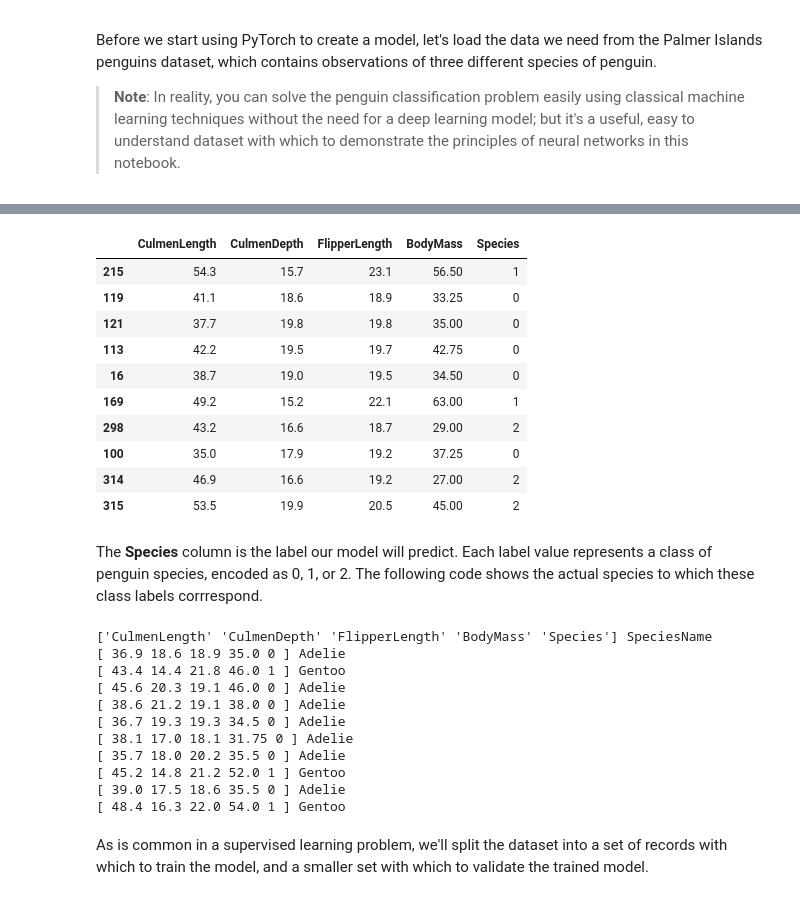
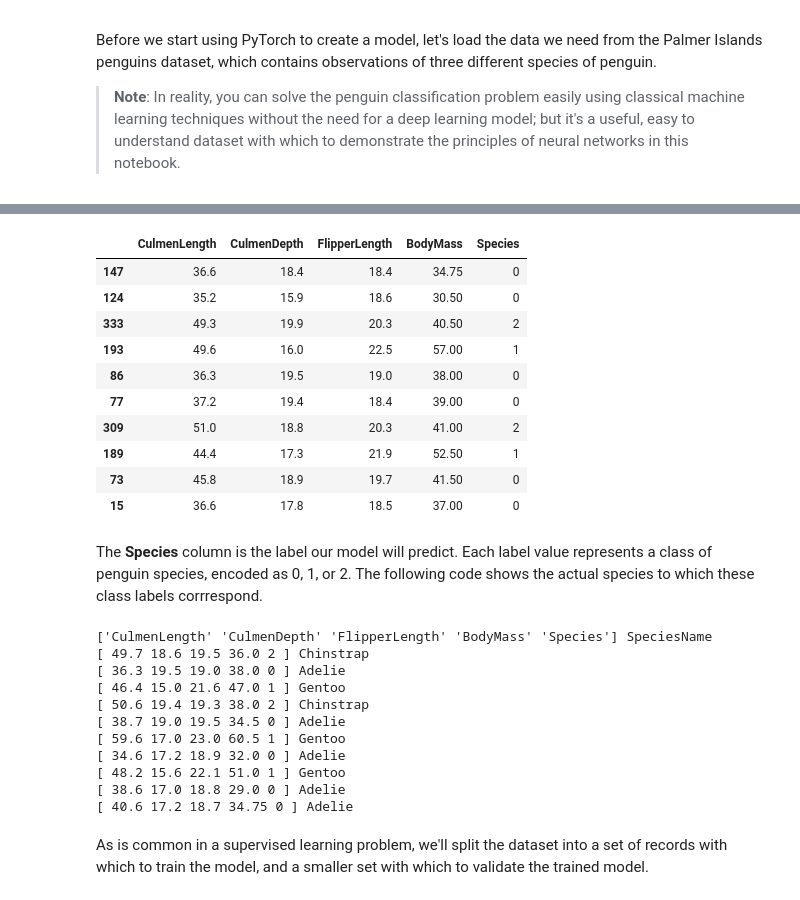
Before and after one commit to iliyaML/ms-machine-learning, a Jupyter notebook: deep-learning/05a_Deep_Neural_Networks_(PyTorch).ipynb, the cells around one changed output, grey strips where cells are left out. Saved outputs shown, nothing was run; the diff lists cells and outputs as text; code cells hidden in the pictures.

```diff
--- a/deep-learning/05a_Deep_Neural_Networks_(PyTorch).ipynb
+++ b/deep-learning/05a_Deep_Neural_Networks_(PyTorch).ipynb
@@ -45,55 +45,55 @@ import torch.utils.data as td
 # %%
 # Constants
 RANDOM_STATE = 42
 
 # load the training dataset (excluding rows with null values)
 penguins_df = pd.read_csv('data/penguins.csv').dropna()
 
 # Deep Learning models work best when features are on similar scales
 # In a real solution, we'd implement some custom normalization for each feature, but to keep things simple
 # we'll just rescale the FlipperLength and BodyMass so they're on a similar scale to the bill measurements
 penguins_df['FlipperLength'] = penguins_df['FlipperLength']/10
 penguins_df['BodyMass'] = penguins_df['BodyMass']/100
 
 # The dataset is too small to be useful for deep learning
 # So we'll oversample it to increase its size
-for i in range(1,3):
-    penguins_df = penguins_df.append(penguins)
+for i in range(1, 3):
+    penguins_df = penguins_df.append(penguins_df)
 
 # Display a random sample of 10 observations
 sample_df = penguins_df.sample(10)
 sample_df
 # %% [output]
 |  | CulmenLength | CulmenDepth | FlipperLength | BodyMass | Species |
-| 215 | 54.3 | 15.7 | 23.1 | 56.50 | 1 |
-| 119 | 41.1 | 18.6 | 18.9 | 33.25 | 0 |
-| 121 | 37.7 | 19.8 | 19.8 | 35.00 | 0 |
-| 113 | 42.2 | 19.5 | 19.7 | 42.75 | 0 |
-| 16 | 38.7 | 19.0 | 19.5 | 34.50 | 0 |
-| 169 | 49.2 | 15.2 | 22.1 | 63.00 | 1 |
-| 298 | 43.2 | 16.6 | 18.7 | 29.00 | 2 |
-| 100 | 35.0 | 17.9 | 19.2 | 37.25 | 0 |
-| 314 | 46.9 | 16.6 | 19.2 | 27.00 | 2 |
-| 315 | 53.5 | 19.9 | 20.5 | 45.00 | 2 |
+| 147 | 36.6 | 18.4 | 18.4 | 34.75 | 0 |
+| 124 | 35.2 | 15.9 | 18.6 | 30.50 | 0 |
+| 333 | 49.3 | 19.9 | 20.3 | 40.50 | 2 |
+| 193 | 49.6 | 16.0 | 22.5 | 57.00 | 1 |
+| 86 | 36.3 | 19.5 | 19.0 | 38.00 | 0 |
+| 77 | 37.2 | 19.4 | 18.4 | 39.00 | 0 |
+| 309 | 51.0 | 18.8 | 20.3 | 41.00 | 2 |
+| 189 | 44.4 | 17.3 | 21.9 | 52.50 | 1 |
+| 73 | 45.8 | 18.9 | 19.7 | 41.50 | 0 |
+| 15 | 36.6 | 17.8 | 18.5 | 37.00 | 0 |
 # %% [markdown]
 The **Species** column is the label our model will predict. Each label value represents a class of penguin species, encoded as 0, 1, or 2. The following code shows the actual species to which these class labels corrrespond.
 # %%
 penguin_classes_ls = ['Adelie', 'Gentoo', 'Chinstrap']
 print(sample_df.columns[0:5].values, 'SpeciesName')
-for index, row in penguins.sample(10).iterrows():
+for index, row in penguins_df.sample(10).iterrows():
     print('[',row[0], row[1], row[2],row[3], int(row[4]), ']', penguin_classes_ls[int(row[-1])])
 # %% [output]
 ['CulmenLength' 'CulmenDepth' 'FlipperLength' 'BodyMass' 'Species'] SpeciesName
-[ 36.9 18.6 18.9 35.0 0 ] Adelie
-[ 43.4 14.4 21.8 46.0 1 ] Gentoo
-[ 45.6 20.3 19.1 46.0 0 ] Adelie
-[ 38.6 21.2 19.1 38.0 0 ] Adelie
-[ 36.7 19.3 19.3 34.5 0 ] Adelie
-[ 38.1 17.0 18.1 31.75 0 ] Adelie
-[ 35.7 18.0 20.2 35.5 0 ] Adelie
-[ 45.2 14.8 21.2 52.0 1 ] Gentoo
-[ 39.0 17.5 18.6 35.5 0 ] Adelie
-[ 48.4 16.3 22.0 54.0 1 ] Gentoo
+[ 49.7 18.6 19.5 36.0 2 ] Chinstrap
+[ 36.3 19.5 19.0 38.0 0 ] Adelie
+[ 46.4 15.0 21.6 47.0 1 ] Gentoo
+[ 50.6 19.4 19.3 38.0 2 ] Chinstrap
+[ 38.7 19.0 19.5 34.5 0 ] Adelie
+[ 59.6 17.0 23.0 60.5 1 ] Gentoo
+[ 34.6 17.2 18.9 32.0 0 ] Adelie
+[ 48.2 15.6 22.1 51.0 1 ] Gentoo
+[ 38.6 17.0 18.8 29.0 0 ] Adelie
+[ 40.6 17.2 18.7 34.75 0 ] Adelie
 # %% [markdown]
 As is common in a supervised learning problem, we'll split the dataset into a set of records with which to train the model, and a smaller set with which to validate the trained model.
 # %%
```
Also changed, not shown: parts of 6 cells of this notebook, 1 other file.
